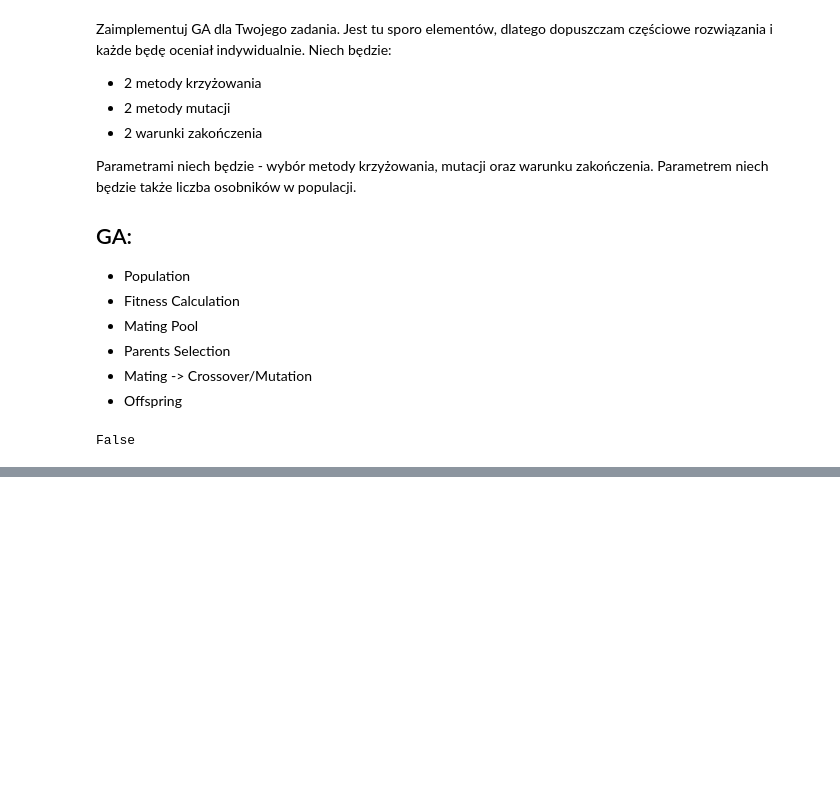
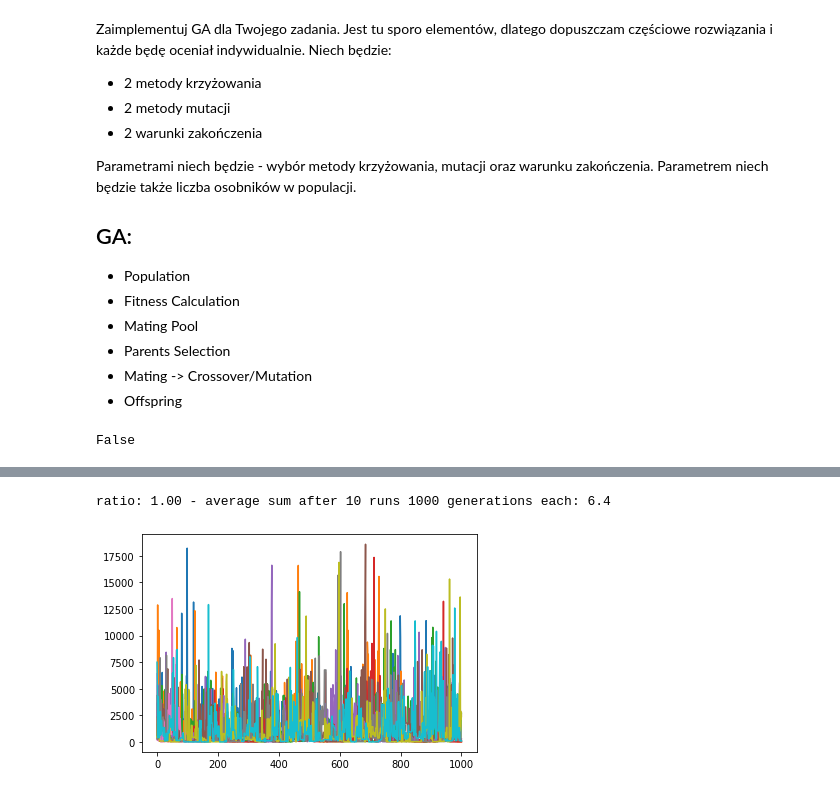
Before and after one commit to jjablonski-it/pjatk-mhe, a Jupyter notebook: MHE_4-Genetic.ipynb, the cells around one changed output, grey strips where cells are left out. Saved outputs shown, nothing was run; the diff lists cells and outputs as text; code cells hidden in the pictures; blank space fills up the shorter version.

Commit message:
add cross ration and tests

```diff
--- a/MHE_4-Genetic.ipynb
+++ b/MHE_4-Genetic.ipynb
@@ -262,0 +278,17 @@ ga_islands.get_best_overall()
+# %%
+limit = 1000
+times = 10
+# %%
+def test_cross_ratio(ratio):
+  sums = []
+  for x in range(times):
+    ga = GA(100, 0.1, ratio, crossover_b, mutate_b, end_condition_a, fitness_function_a)
+    result = ga.run(limit)
+    sums.append(subset_sum(result))
+    plot_indices_to_sum(ga.best_indices_per_gen)
+  print('ratio: %0.2f - average sum after %d runs %d generations each:' % (ratio, times, limit), sum(sums)/len(sums))
+# %%
+test_cross_ratio(1)
+# %% [output]
+ratio: 1.00 - average sum after 10 runs 1000 generations each: 6.4
+[figure, added]
```
Also changed, not shown: parts of 10 cells of this notebook.
